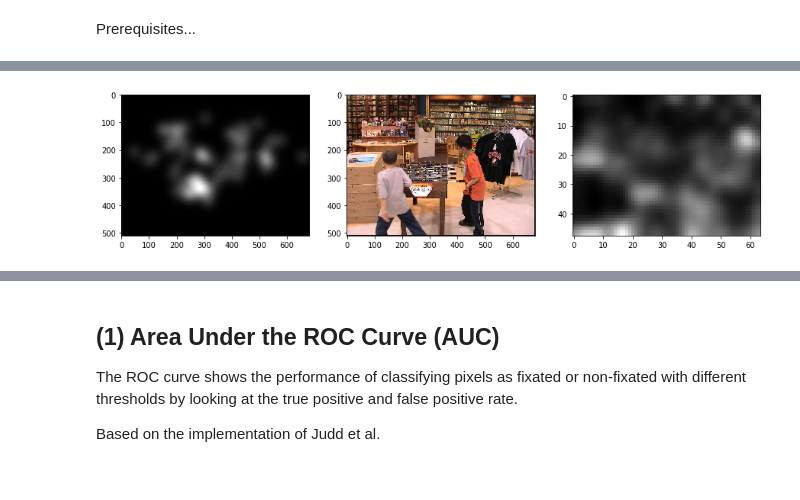
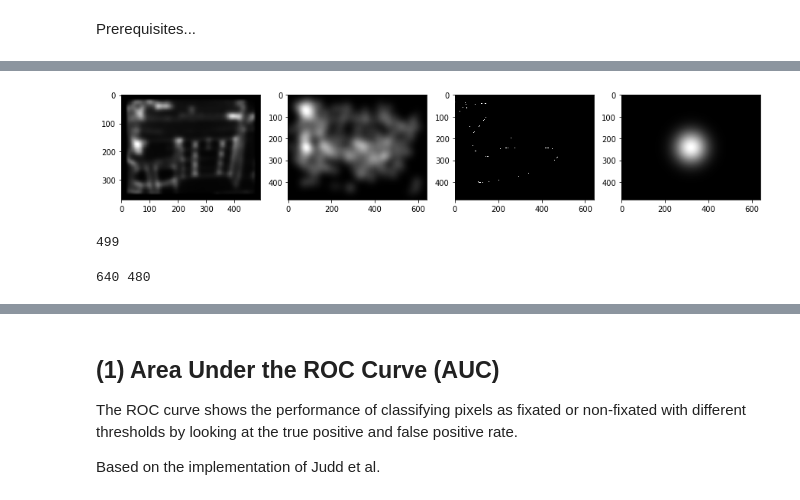
Before and after one commit to alTeska/face_saliency, a Jupyter notebook: notebooks/DataAnalysis_metrics.ipynb, the cells around one changed output, grey strips where cells are left out. Saved outputs shown, nothing was run; the diff lists cells and outputs as text; code cells hidden in the pictures.

Commit message:
binary maps fixed, pipeline speeded up

```diff
--- a/notebooks/DataAnalysis_metrics.ipynb
+++ b/notebooks/DataAnalysis_metrics.ipynb
@@ -32,0 +16,12 @@ Computing saliency maps for orientation.
+# %%
+# Load example images
+path = 'C:\\Users\\thier\\Documents\\Studium\\MSNE\\18-19 WS\\NISE\\project\\NISE_saliency\\coco\\fixation_maps\\COCO_val2014_000000000133.png'
+fix_map = mpimg.imread(path)
+
+path = 'C:\\Users\\thier\\Documents\\Studium\\MSNE\\18-19 WS\\NISE\\project\\NISE_saliency\\coco\\predictions\\aim\\COCO_val2014_000000000133.jpg'
+sal_map = mpimg.imread(path)
+
+path = 'C:\\Users\\thier\\Documents\\Studium\\MSNE\\18-19 WS\\NISE\\project\\NISE_saliency\\coco\\fixations\\COCO_val2014_000000000133.mat'
+fixations = create_binary_fix(path)
+
+baseline = center_bias(lambda x, y: gaussian2D(x, y, 50), np.shape(fix_binary))
@@ -33,7 +46,8 @@ Computing saliency maps for orientation.
 # %%
-fig, ax = plt.subplots(1, 3, figsize=(15, 5))
-ax[0].imshow(fix_map)
-ax[1].imshow(img)
-ax[2].imshow(sal_map);
+fig, ax = plt.subplots(1, 4, figsize=(15, 5))
+ax[1].imshow(fix_map)
+ax[0].imshow(sal_map)
+ax[2].imshow(fixations)
+ax[3].imshow(baseline);
 # %% [output]
-[figure, old version]
+[figure, new version]
@@ -39,0 +58,12 @@ ax[2].imshow(sal_map);
+# %%
+fix_gaze = fix['gaze'][0][0][0]
+x = fix_gaze[:,0]   # width
+y = fix_gaze[:,1]   # height
+# %% [output]
+499
+# %%
+height = fix['resolution'][0][0]
+width = fix['resolution'][0][1]
+print(width, height)
+# %% [output]
+640 480
```
Also changed, not shown: parts of 9 cells of this notebook, 4 other files.
